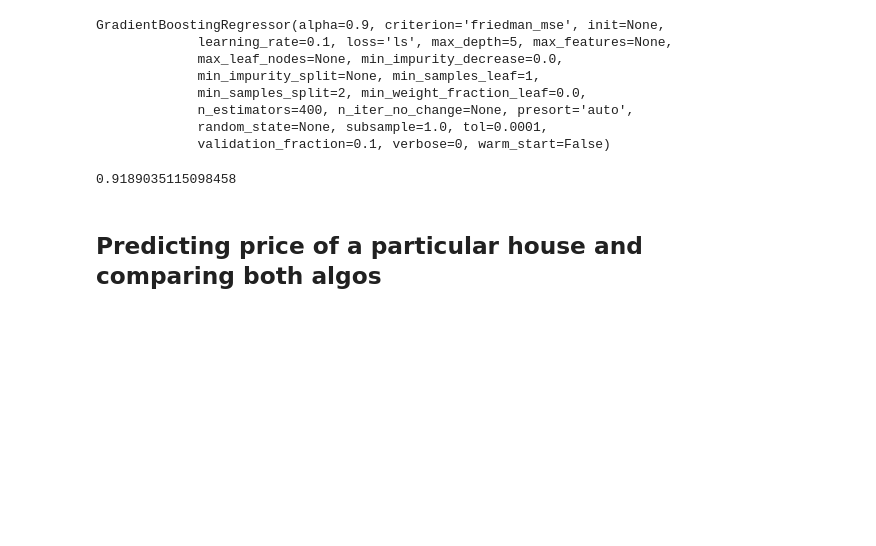
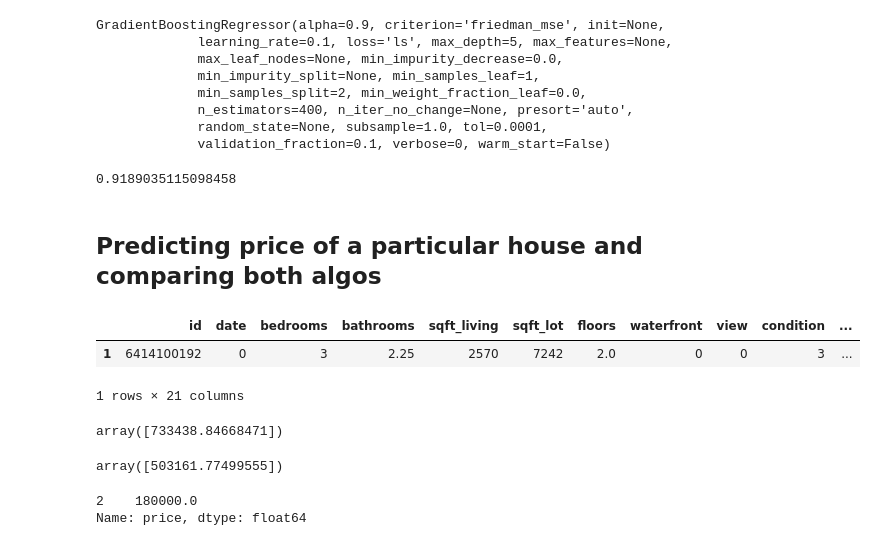
Before and after one commit to kashishbehl0310/Machine-learning-projects, a Jupyter notebook: House Price prediction/House Price Prediction.ipynb, the cells around one changed output. Cells and saved outputs as stored; diff of their text form; code cells hidden in the pictures; blank space fills up the shorter version.

Commit message:
House price prediction

```diff
--- a/House Price prediction/House Price Prediction.ipynb
+++ b/House Price prediction/House Price Prediction.ipynb
@@ -158,3 +158,19 @@ clf.score(X_test, y_test)
 0.9189035115098458
 # %% [markdown]
 ## Predicting price of a particular house and comparing both algos
+# %%
+house1 = X[X['id'] == 6414100192]
+# %%
+house1
+# %% [output]
+|  | id | date | bedrooms | bathrooms | sqft_living | sqft_lot | floors | waterfront | view | condition | ... |
+| 1 | 6414100192 | 0 | 3 | 2.25 | 2570 | 7242 | 2.0 | 0 | 0 | 3 | ... |
+1 rows × 21 columns
+# %%
+reg.predict(house1)
+# %% [output]
+array([733438.84668471])
+# %%
+clf.predict(house1)
+# %% [output]
+array([503161.77499555])
@@ -160,0 +181,5 @@ clf.score(X_test, y_test)
+# %%
+house['price']
+# %% [output]
+2    180000.0
+Name: price, dtype: float64
```
Also changed, not shown: parts of 4 cells of this notebook.
